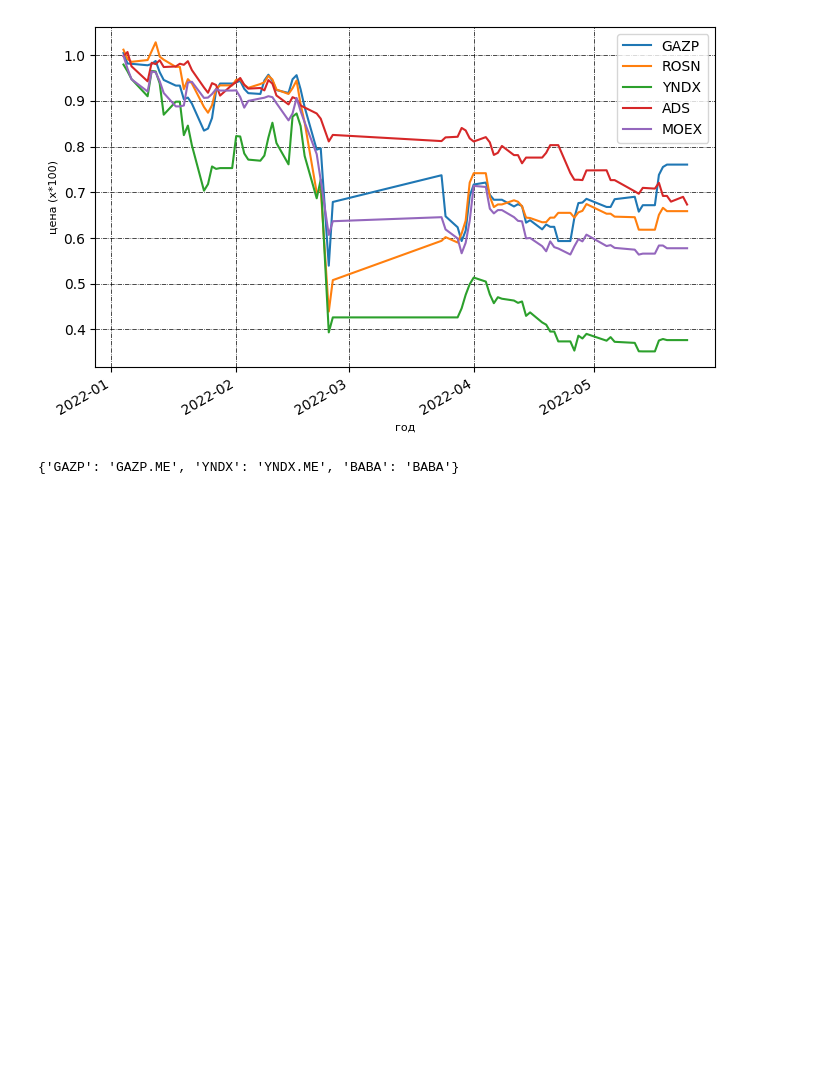
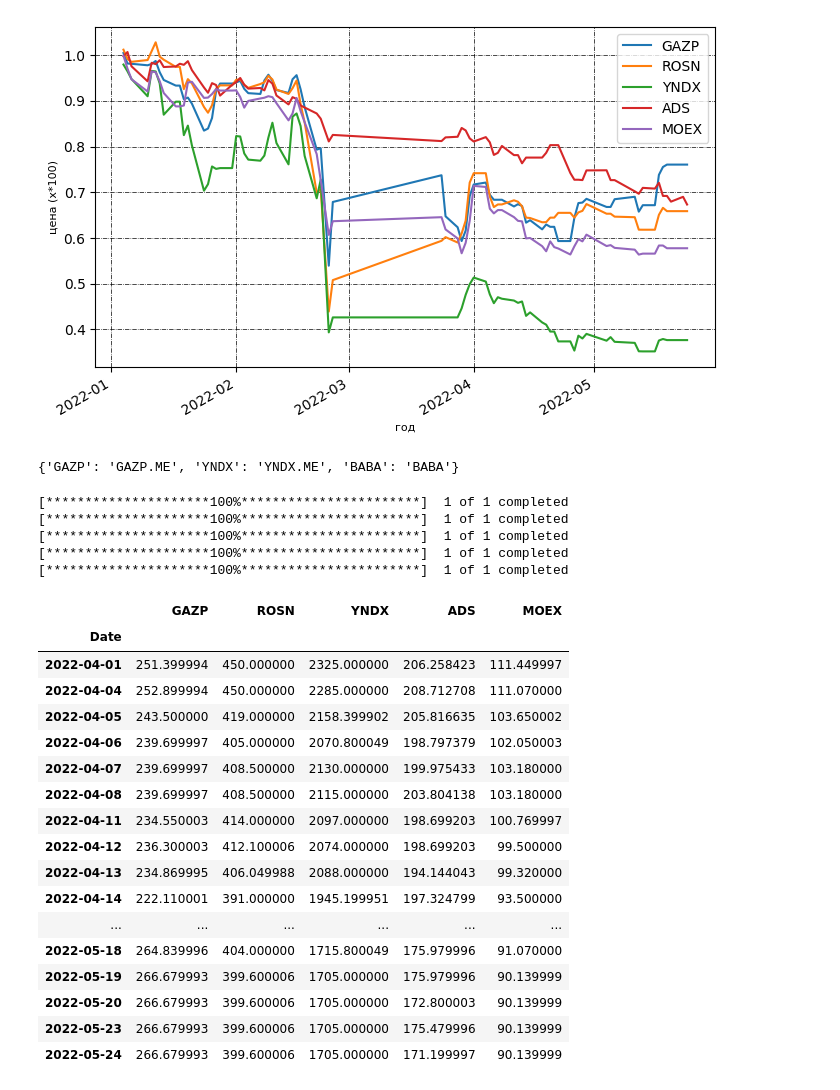
Before and after one commit to Kirpo97/Python_labs, a Jupyter notebook: lab_4/main.ipynb, the cells around one changed output. Drawn from its saved outputs; the diff is of its cells as text; code cells hidden in the pictures; blank space fills up the shorter version.

```diff
--- a/lab_4/main.ipynb
+++ b/lab_4/main.ipynb
@@ -37,6 +37,13 @@ class Company():
             linestyle='-.',
             linewidth=0.5)
         plt.show()
+
+    def dowload_data(self, data1, data2):
+        tickers_dict = Company().__dict__
+        data = pd.DataFrame(columns=tickers_dict)
+        for ticker in tickers_dict:
+            data[ticker] = yf.download(tickers_dict[ticker], data1, data2)['Adj Close']
+        return data
 # %%
 c = Company()
 str(c)
@@ -64,3 +71,30 @@ c.__setattr__('BABA', 'BABA')
 c.__dict__
 # %% [output]
 {'GAZP': 'GAZP.ME', 'YNDX': 'YNDX.ME', 'BABA': 'BABA'}
+# %%
+c = Company()
+c.dowload_data('2022-05-01', '2022-12-10')
+# %% [output]
+[*********************100%***********************]  1 of 1 completed
+[*********************100%***********************]  1 of 1 completed
+[*********************100%***********************]  1 of 1 completed
+[*********************100%***********************]  1 of 1 completed
+[*********************100%***********************]  1 of 1 completed
+|  | GAZP | ROSN | YNDX | ADS | MOEX |
+| Date |  |  |  |  |  |
+| 2022-04-01 | 251.399994 | 450.000000 | 2325.000000 | 206.258423 | 111.449997 |
+| 2022-04-04 | 252.899994 | 450.000000 | 2285.000000 | 208.712708 | 111.070000 |
+| 2022-04-05 | 243.500000 | 419.000000 | 2158.399902 | 205.816635 | 103.650002 |
+| 2022-04-06 | 239.699997 | 405.000000 | 2070.800049 | 198.797379 | 102.050003 |
+| 2022-04-07 | 239.699997 | 408.500000 | 2130.000000 | 199.975433 | 103.180000 |
+| 2022-04-08 | 239.699997 | 408.500000 | 2115.000000 | 203.804138 | 103.180000 |
+| 2022-04-11 | 234.550003 | 414.000000 | 2097.000000 | 198.699203 | 100.769997 |
+| 2022-04-12 | 236.300003 | 412.100006 | 2074.000000 | 198.699203 | 99.500000 |
+| 2022-04-13 | 234.869995 | 406.049988 | 2088.000000 | 194.144043 | 99.320000 |
+| 2022-04-14 | 222.110001 | 391.000000 | 1945.199951 | 197.324799 | 93.500000 |
+| ... | ... | ... | ... | ... | ... |
+| 2022-05-18 | 264.839996 | 404.000000 | 1715.800049 | 175.979996 | 91.070000 |
+| 2022-05-19 | 266.679993 | 399.600006 | 1705.000000 | 175.979996 | 90.139999 |
+| 2022-05-20 | 266.679993 | 399.600006 | 1705.000000 | 172.800003 | 90.139999 |
+| 2022-05-23 | 266.679993 | 399.600006 | 1705.000000 | 175.479996 | 90.139999 |
+| 2022-05-24 | 266.679993 | 399.600006 | 1705.000000 | 171.199997 | 90.139999 |
```
Also changed, not shown: 2 other files.
